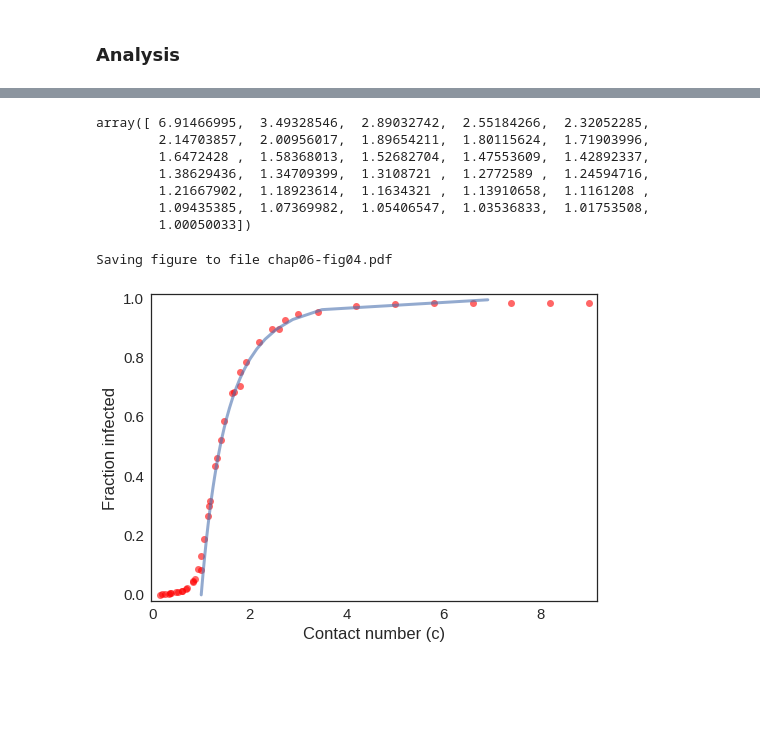
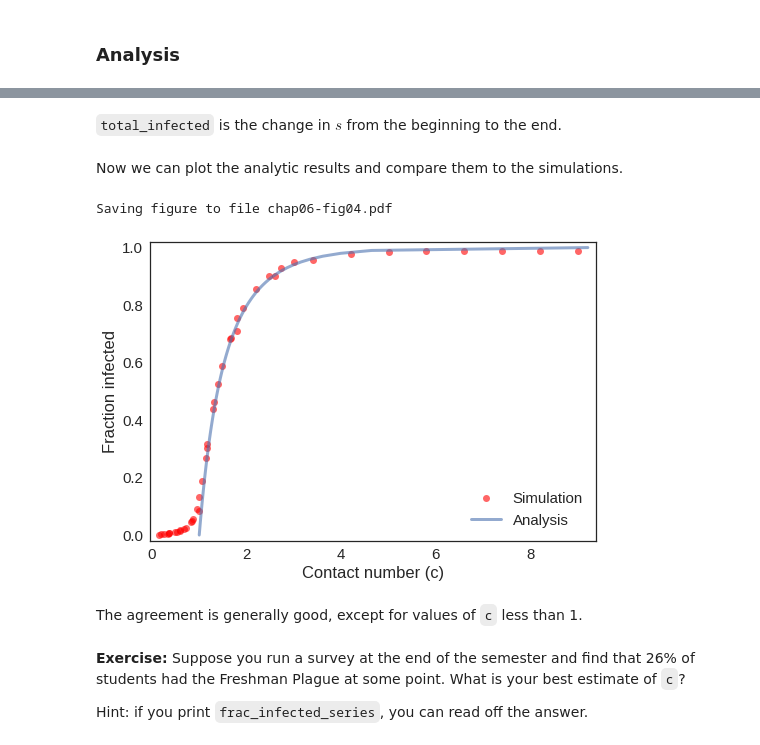
Before and after one commit to AllenDowney/ModSimPy, a Jupyter notebook: code/chap06soln.ipynb, the cells around one changed output, grey strips where cells are left out. Saved outputs shown, nothing was run; the diff lists cells and outputs as text; code cells hidden in the pictures; blank space fills up the shorter version.

```diff
--- a/code/chap06soln.ipynb
+++ b/code/chap06soln.ipynb
@@ -184,5 +215,13 @@ Saving figure to file chap06-fig02.pdf
 # %%
 def sweep_parameters(beta_array, gamma_array):
+    """Sweeps a range of values for beta and gamma.
+
+    beta_array: array of infection rates
+    gamma_array: array of recovery rates
+
+    returns: DataFrame with one row for each beta
+             and one column for each gamma
+    """
     df = DataFrame(columns=gamma_array)
     for gamma in gamma_array:
         df[gamma] = sweep_beta(beta_array, gamma)
@@ -240,7 +293,15 @@ for gamma in sweep_df.columns:
 # %%
 def plot_sweep_df(df):
+    """Plots the values from a parameter sweep.
+
+    For each (beta, gamma), computes the contact number,
+    beta/gamma
+
+    df: DataFrame with one row per beta, one column per gamma
+    """
     for gamma in df.columns:
         sweep = df[gamma]
         for beta in sweep.index:
             frac_infected = sweep[beta]
-            plot(beta / gamma, frac_infected, 'ro')
+            plot(beta / gamma, frac_infected, 'ro',
+                 label='Simulation')
@@ -287,3 +354,3 @@ decorate(xlabel='Excess infection rate (infections-recoveries per day)',
 # %%
-s_inf_array = linspace(0.001, 0.999, 31)
-s_inf_array
+s_inf_array = linspace(0.0001, 0.9999, 101)
+#s_inf_array
@@ -298,25 +357,27 @@ array([ 0.001     ,  0.03426667,  0.06753333,  0.1008    ,  0.13406667,
 # %%
 c_array = np.log(s_inf_array) / (s_inf_array - 1)
-c_array
+#c_array
-# %% [output]
-array([ 6.91466995,  3.49328546,  2.89032742,  2.55184266,  2.32052285,
-        2.14703857,  2.00956017,  1.89654211,  1.80115624,  1.71903996,
-        1.6472428 ,  1.58368013,  1.52682704,  1.47553609,  1.42892337,
-        1.38629436,  1.34709399,  1.3108721 ,  1.2772589 ,  1.24594716,
-        1.21667902,  1.18923614,  1.1634321 ,  1.13910658,  1.1161208 ,
-        1.09435385,  1.07369982,  1.05406547,  1.03536833,  1.01753508,
-        1.00050033])
+# %% [markdown]
+`total_infected` is the change in $s$ from the beginning to the end.
 # %%
-frac_infected_analysis = Series(1 - s_inf_array, index=c_array)
+frac_infected = 1 - s_inf_array
+frac_infected_series = Series(frac_infected, index=c_array)
+# %% [markdown]
+Now we can plot the analytic results and compare them to the simulations.
 # %%
 plot_sweep_df(sweep_df)
-plot(frac_infected_analysis)
+plot(frac_infected_series, label='Analysis')
 
 decorate(xlabel='Contact number (c)',
-         ylabel='Fraction infected',
-         legend=False)
+         ylabel='Fraction infected')
 
 savefig('chap06-fig04.pdf')
 # %% [output]
 Saving figure to file chap06-fig04.pdf
-[figure, old version]
+[figure, new version]
+# %% [markdown]
+The agreement is generally good, except for values of `c` less than 1.
+# %% [markdown]
+**Exercise:** Suppose you run a survey at the end of the semester and find that 26% of students had the Freshman Plague at some point.  What is your best estimate of `c`?
+
+Hint: if you print `frac_infected_series`, you can read off the answer.
```
Also changed, not shown: parts of 32 cells of this notebook.
